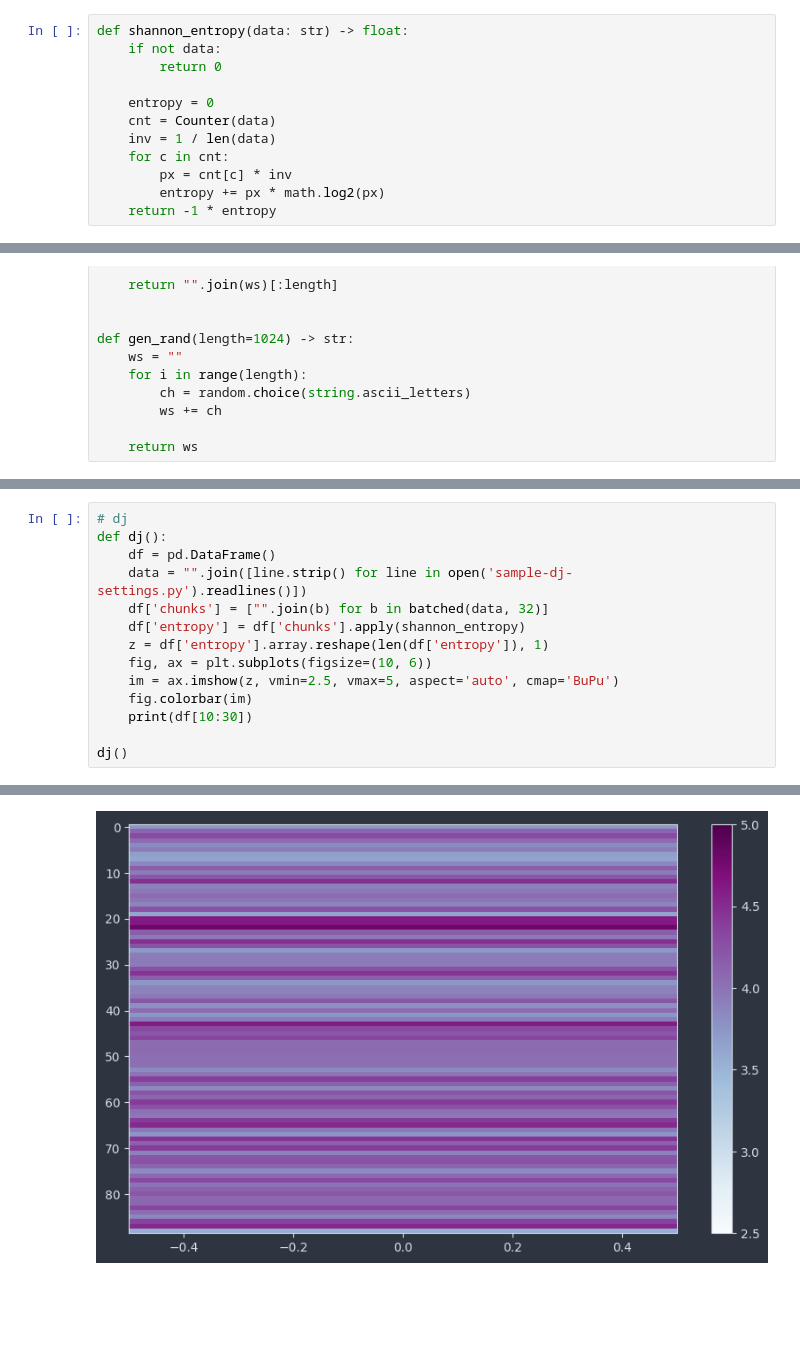
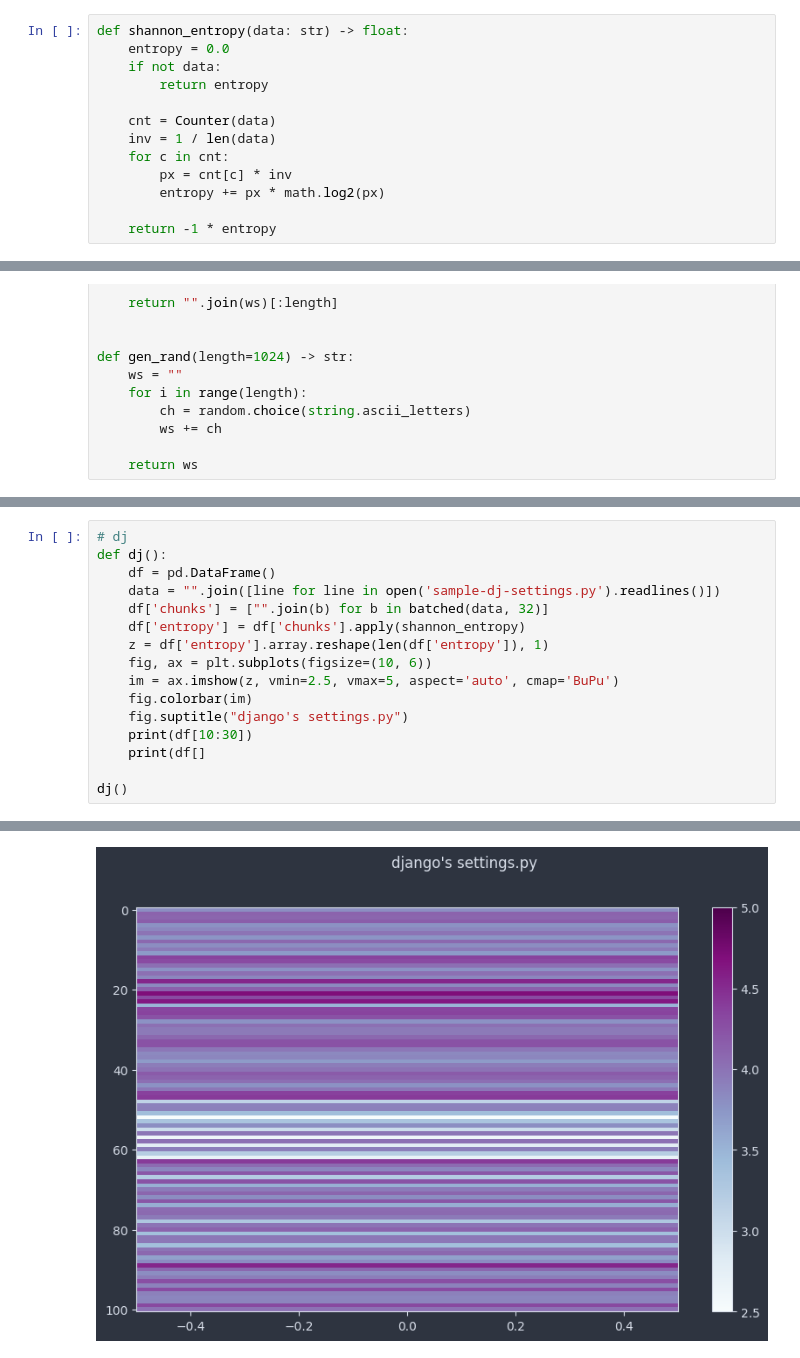
Before and after one commit to georgeyk/umbrella, a Jupyter notebook: np/entropy.ipynb, the cells around one changed output, grey strips where cells are left out. Saved outputs shown, nothing was run; the diff lists cells and outputs as text; blank space fills up the shorter version.

```diff
--- a/np/entropy.ipynb
+++ b/np/entropy.ipynb
@@ -11,15 +11,16 @@ import matplotx
 plt.style.use(matplotx.styles.nord)
 # %%
 def shannon_entropy(data: str) -> float:
+    entropy = 0.0
     if not data:
-        return 0
+        return entropy
 
-    entropy = 0
     cnt = Counter(data)
     inv = 1 / len(data)
     for c in cnt:
         px = cnt[c] * inv
         entropy += px * math.log2(px)
+
     return -1 * entropy
 # %%
 def batched(iterable, n):
@@ -111,14 +131,16 @@ rand()
 # dj
 def dj():
     df = pd.DataFrame()
-    data = "".join([line.strip() for line in open('sample-dj-settings.py').readlines()])
+    data = "".join([line for line in open('sample-dj-settings.py').readlines()])
     df['chunks'] = ["".join(b) for b in batched(data, 32)]
     df['entropy'] = df['chunks'].apply(shannon_entropy)
     z = df['entropy'].array.reshape(len(df['entropy']), 1)
     fig, ax = plt.subplots(figsize=(10, 6))
     im = ax.imshow(z, vmin=2.5, vmax=5, aspect='auto', cmap='BuPu')
     fig.colorbar(im)
+    fig.suptitle("django's settings.py")
     print(df[10:30])
+    print(df[]
 
 dj()
 # %% [output]
@@ -142 +164 @@ dj()
-[figure, old version]
+[figure, new version]
```
Also changed, not shown: parts of 3 cells of this notebook, 1 other file.
